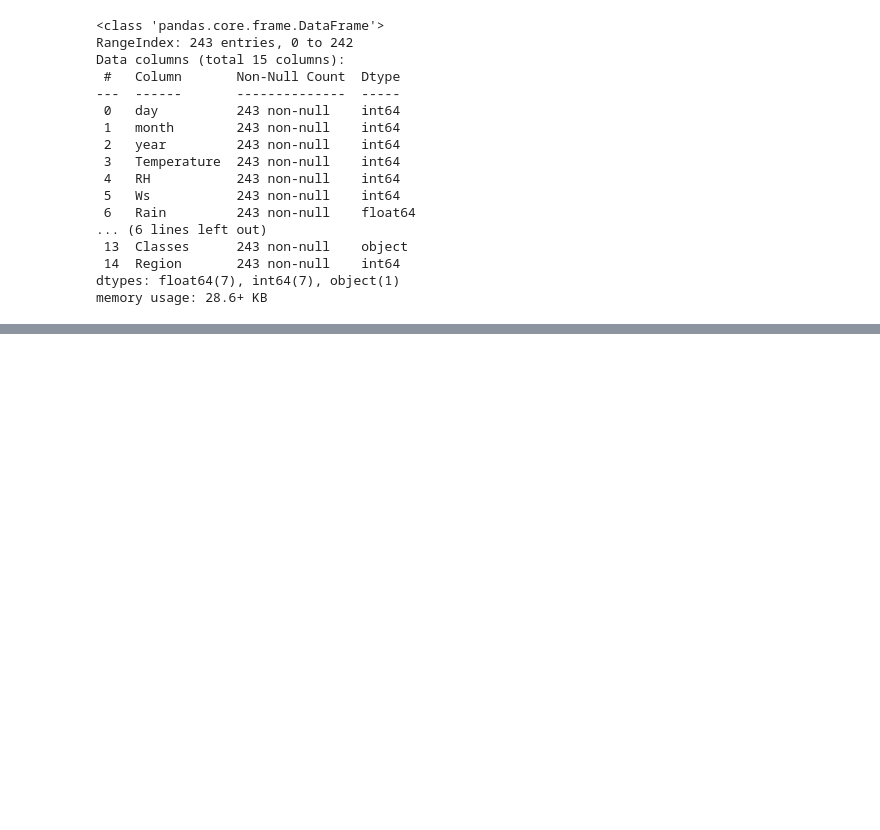
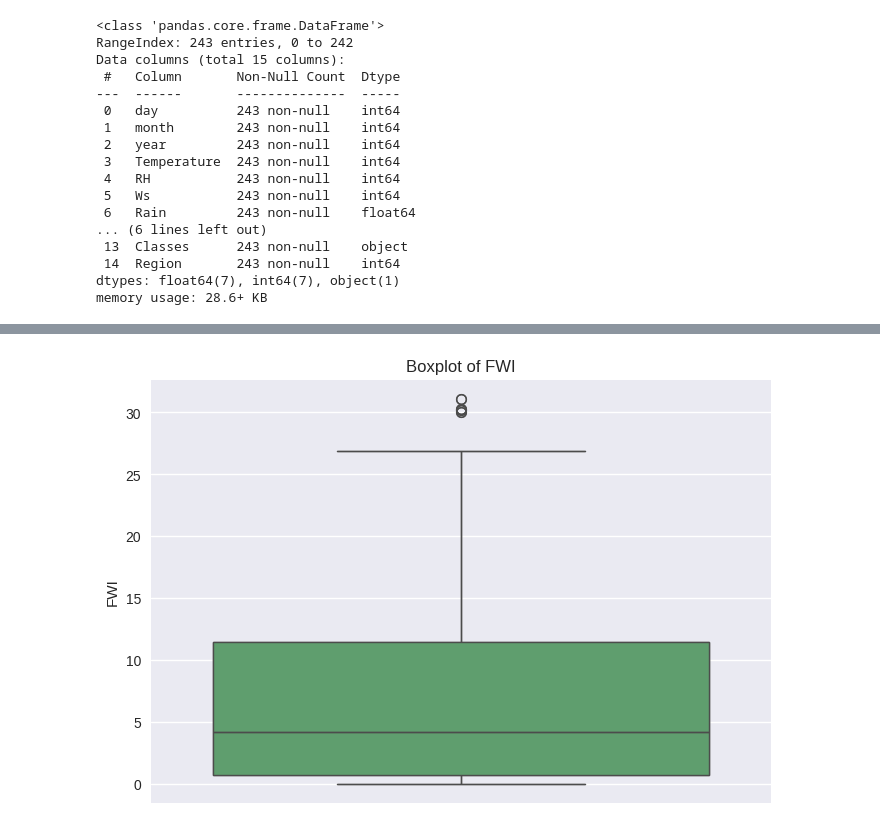
Before and after one commit to mukulvyas/Machine-Learning, a Jupyter notebook: Ridge, Lasso and ElasticNet ML Algorithms/Ridge Lasso Regression.ipynb, the cells around one changed output, grey strips where cells are left out. Saved outputs shown, nothing was run; the diff lists cells and outputs as text; code cells hidden in the pictures; blank space fills up the shorter version.

```diff
--- a/Ridge, Lasso and ElasticNet ML Algorithms/Ridge Lasso Regression.ipynb
+++ b/Ridge, Lasso and ElasticNet ML Algorithms/Ridge Lasso Regression.ipynb
@@ -229,0 +329,8 @@ df.describe()
+# %%
+## boxplot
+
+sns.boxplot(df['FWI'])
+plt.title('Boxplot of FWI')
+plt.show()
+# %% [output]
+[figure, added]
```
Also changed, not shown: parts of 17 cells of this notebook, 1 other file.
